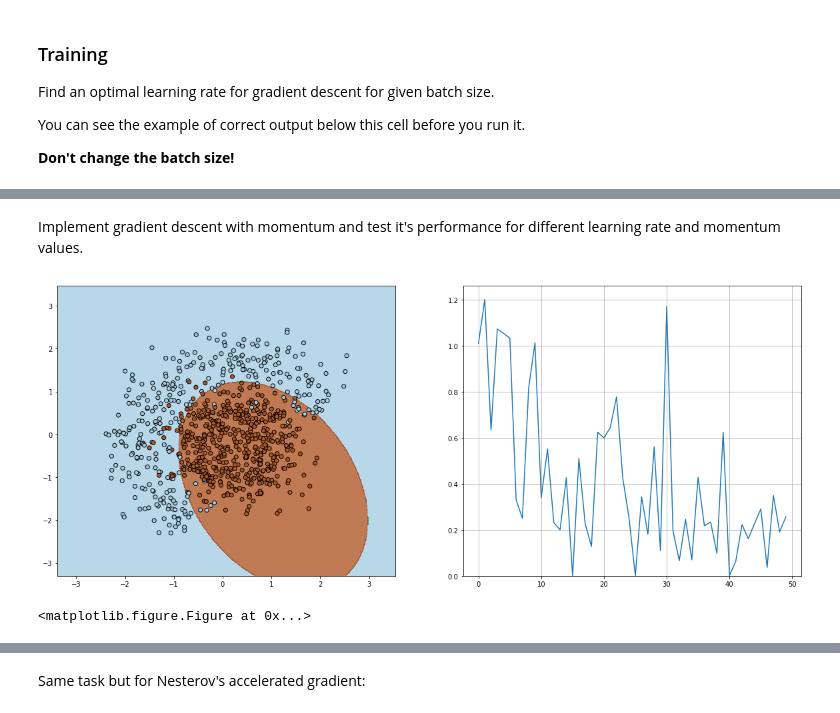
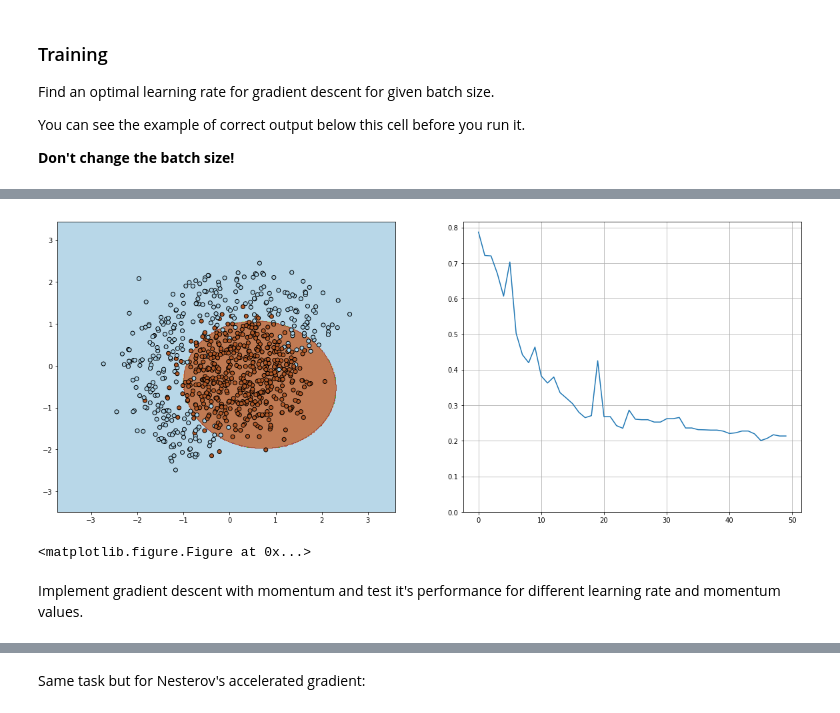
Before and after one commit to KruchDmitriy/au_dl_course, a Jupyter notebook: seminar_2/task_1.ipynb, the cells around one changed output, grey strips where cells are left out. Drawn from its saved outputs; the diff is of its cells as text; code cells hidden in the pictures.

```diff
--- a/seminar_2/task_1.ipynb
+++ b/seminar_2/task_1.ipynb
@@ -105,9 +105,8 @@ def compute_loss(X, y, w):
     margin = y * tf.tensordot(expand(X), w, axes=1)
 
     maxs = tf.maximum(tf.zeros(shape=y.shape), tf.ones(shape=y.shape) - margin)
-    n_samples = y.shape[0]
 
-    return tf.reduce_sum(maxs) / n_samples
+    return tf.reduce_mean(maxs)
 
 def compute_grad(X, y, w):
     """
@@ -116,22 +115,12 @@ def compute_grad(X, y, w):
     """
     X_ = expand(X)
 
-    dot = y * tf.squeeze(tf.tensordot(X_, w, axes=1))
-    idx_errors = tf.squeeze(tf.where(tf.less(dot, tf.ones_like(y))))
+    margin = y * tf.tensordot(X_, w, axes=1)
 
-    n_errors = tf.reduce_sum(tf.cast(idx_errors, tf.float32))
+    diff = tf.ones_like(y) - margin
+    mask = tf.where(diff >= 0, tf.ones_like(diff), tf.zeros_like(diff))
 
-    xs = tf.gather(X_, idx_errors)
-    ys = tf.gather(y, idx_errors)
-    cums = tf.transpose(
-            - tf.map_fn(lambda x: tf.multiply(x, ys), tf.transpose(xs))
-            )
-
-    n_samples = y.shape[0]
-
-    return tf.cond(tf.equal(n_errors, 0),
-            lambda: tf.zeros_like(w),
-            lambda: (tf.reduce_sum(cums, axis=0) / n_samples))
+    return tf.reduce_mean(- tf.expand_dims(mask * y, 1) * X_, axis=0)
 # %% [markdown]
 ### test on loss
 # %%
@@ -154,9 +143,9 @@ Ok
 ### test on compute_grad
 # %%
 with tf.Session() as sess:
-    w_ = np.array([1, 1, 1, 1, 1, 1], dtype=np.float32)
-    X_ = np.array([[1, 2], [1, 2], [1, 2]], dtype=np.float32)
-    y_ = np.array([-1, -1, -1], dtype=np.float32)
+    w_ = tf.constant([1, 1, 1, 1, 1, 1], dtype=tf.float32)
+    X_ = tf.constant([[1, 2], [1, 2], [1, 2]], dtype=tf.float32)
+    y_ = tf.constant([-1, -1, -1], dtype=tf.float32)
 
     expected = np.array([1., 2., 1., 4., 2., 1.])
     actual = sess.run(compute_grad(X_, y_, w_))
@@ -205,31 +189,22 @@ plt.clf()
+# %%
+def sgd_param_init(batch_size):
+    w = np.array([1,0,0,0,0,0], dtype=np.float32)
+    alpha = 0.3
+
+    W = tf.placeholder(shape=[w.shape[0]], dtype=tf.float32, name='W')
+    X_batch = tf.placeholder(shape=[batch_size, X.shape[1]], dtype=tf.float32, name='X_batch')
+    y_batch = tf.placeholder(shape=[batch_size], dtype=tf.float32, name='y_batch')
+
+    grad = compute_grad(X_batch, y_batch, W)
+    update_w = W - grad * alpha
+
+    update_rule = lambda sess, X, y, w_: sess.run([update_w], feed_dict={X_batch: X, y_batch: y, W: w_})
+
+    return update_rule, [w]
+
+train(X, y, sgd_param_init)
+# %% [output]
+[figure, added]
+<matplotlib.figure.Figure at 0x...>
 # %% [markdown]
 Implement gradient descent with momentum and test it's performance for different learning rate and momentum values.
-# %%
-w = np.array([1,0,0,0,0,0], dtype=np.float32)
-
-alpha = 0.05 # learning rate
-mu    = 0.6 # momentum
-
-X = X.astype(dtype=np.float32)
-y = y.astype(dtype=np.float32)
-v = np.array(0., dtype=np.float32)
-
-n_iter = 50
-batch_size = 4
-loss = np.zeros(n_iter)
-plt.figure(figsize=(12,5))
-with tf.Session() as sess:
-    for i in range(n_iter):
-        ind = random.sample(range(X.shape[0]), batch_size)
-        loss[i] = sess.run(compute_loss(X[ind], y[ind], w))
-        visualize(X[ind,:], y[ind], w, loss, n_iter)
-
-        grad = compute_grad(X[ind], y[ind], w)
-        v = mu * v - alpha * grad
-        w = w + v
-
-visualize(X, y, w, loss, n_iter)
-plt.clf()
-# %% [output]
-[figure, removed]
-<matplotlib.figure.Figure at 0x...>
```
Also changed, not shown: parts of 10 cells of this notebook.
